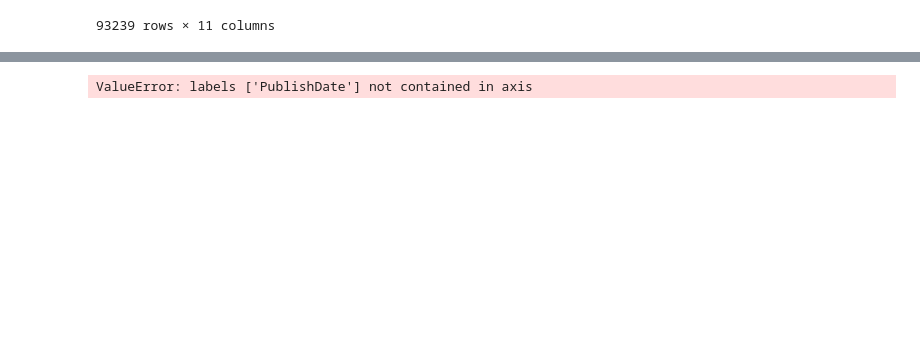
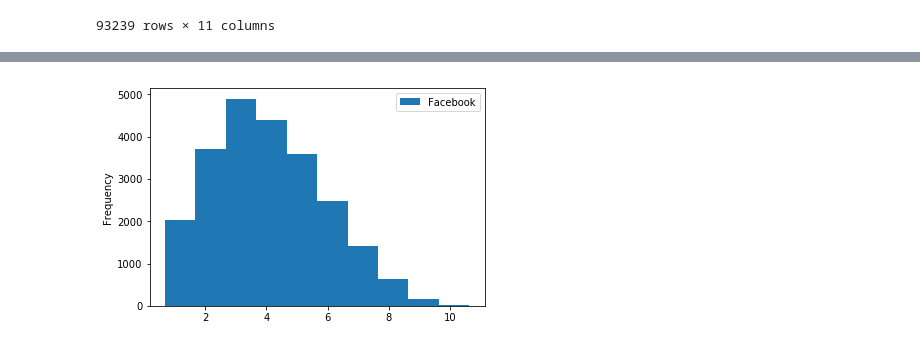
Before and after one commit to nishantrathi100/NewsTrendsAnalytics, a Jupyter notebook: FB_Project.ipynb, the cells around one changed output, grey strips where cells are left out. Cells and saved outputs as stored; diff of their text form; code cells hidden in the pictures; blank space fills up the shorter version.

```diff
--- a/FB_Project.ipynb
+++ b/FB_Project.ipynb
@@ -44,6 +123,12 @@ df = dfFinal[(dfFinal.Facebook != -1) & (dfFinal.GooglePlus != -1) & (dfFinal.Li
+# %%
+df[['Facebook']].plot.hist()
+plt.show()
+# %% [output]
+[figure, added]
 # %%
-df_X1 = df.iloc[:,0:7]
-df_X = df_X1.drop(['PublishDate'])
-df_Y = df.iloc[:,8]
+
+df_X = pd.get_dummies(df[['Source', 'Topic', 'SentimentTitle', 'SentimentHeadline' ]])
+df_Y = df[['Facebook']]
+#df_X1 = df.iloc[:,0:7]
+#df_X = df_X1.drop(['PublishDate'])
+#df_Y = df.iloc[:,8]
-# %% [output]
-ValueError: labels ['PublishDate'] not contained in axis
```
Also changed, not shown: parts of 16 cells of this notebook.
